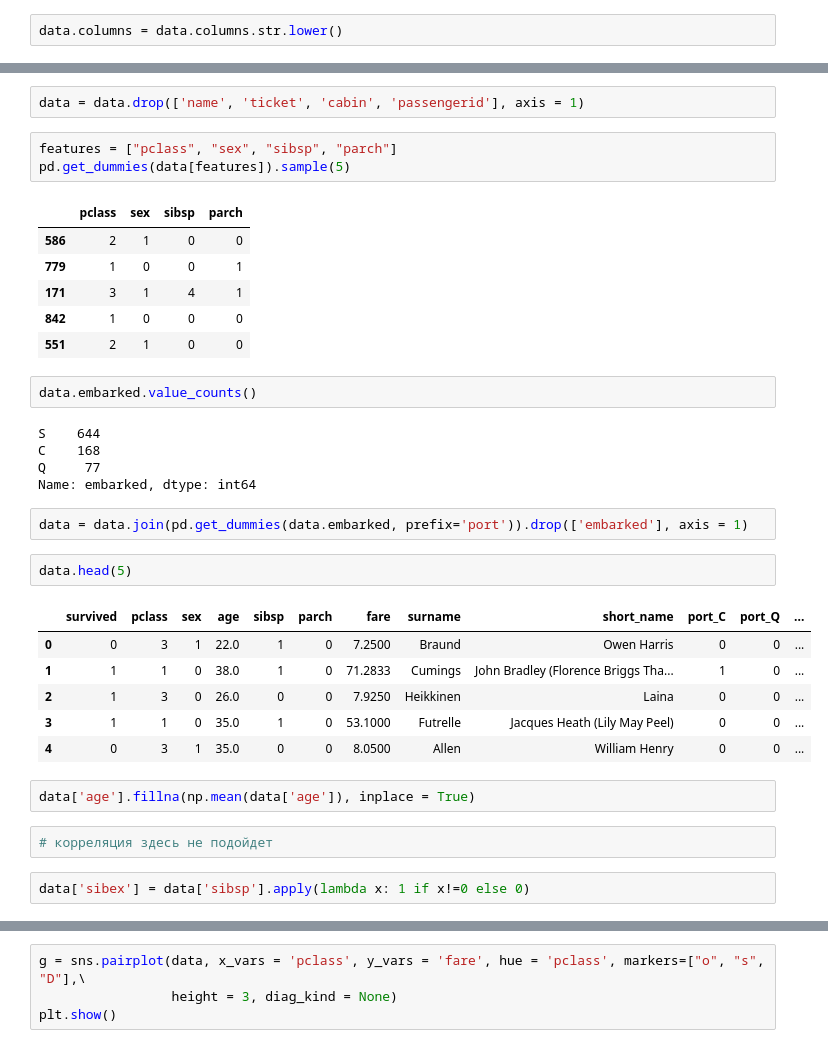
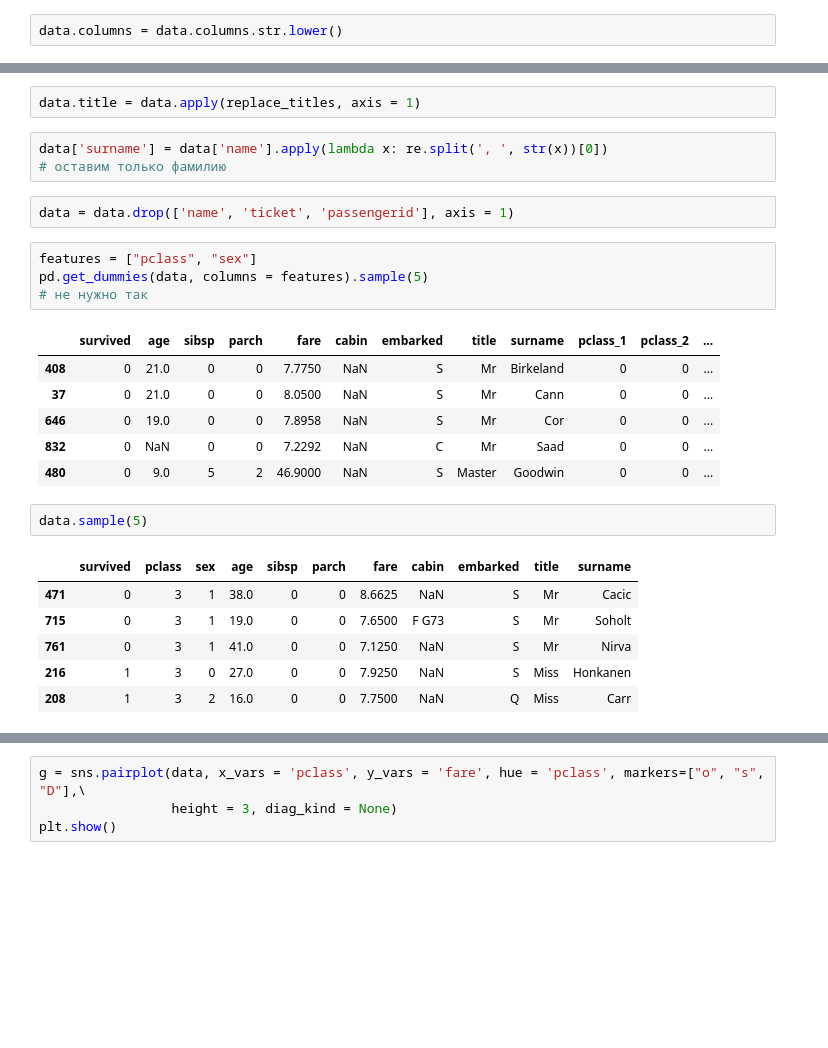
Before and after one commit to loechka/homeworks, a Jupyter notebook: TITANIC.ipynb, the cells around one changed output, grey strips where cells are left out. Saved outputs shown, nothing was run; the diff lists cells and outputs as text; blank space fills up the shorter version.

```diff
--- a/TITANIC.ipynb
+++ b/TITANIC.ipynb
@@ -53,39 +148,30 @@ data['sex'].replace({'female':0,'male':1}, inplace=True)
+# %%
+data.title = data.apply(replace_titles, axis = 1)
+# %%
+data['surname'] = data['name'].apply(lambda x: re.split(', ', str(x))[0])
+# оставим только фамилию
 # %%
-data = data.drop(['name', 'ticket', 'cabin', 'passengerid'], axis = 1)
+data = data.drop(['name', 'ticket', 'passengerid'], axis = 1)
 # %%
-features = ["pclass", "sex", "sibsp", "parch"]
-pd.get_dummies(data[features]).sample(5)
+features = ["pclass", "sex"]
+pd.get_dummies(data, columns = features).sample(5)
+# не нужно так
 # %% [output]
-|  | pclass | sex | sibsp | parch |
-| 586 | 2 | 1 | 0 | 0 |
-| 779 | 1 | 0 | 0 | 1 |
-| 171 | 3 | 1 | 4 | 1 |
-| 842 | 1 | 0 | 0 | 0 |
-| 551 | 2 | 1 | 0 | 0 |
+|  | survived | age | sibsp | parch | fare | cabin | embarked | title | surname | pclass_1 | pclass_2 | ... |
+| 408 | 0 | 21.0 | 0 | 0 | 7.7750 | NaN | S | Mr | Birkeland | 0 | 0 | ... |
+| 37 | 0 | 21.0 | 0 | 0 | 8.0500 | NaN | S | Mr | Cann | 0 | 0 | ... |
+| 646 | 0 | 19.0 | 0 | 0 | 7.8958 | NaN | S | Mr | Cor | 0 | 0 | ... |
+| 832 | 0 | NaN | 0 | 0 | 7.2292 | NaN | C | Mr | Saad | 0 | 0 | ... |
+| 480 | 0 | 9.0 | 5 | 2 | 46.9000 | NaN | S | Master | Goodwin | 0 | 0 | ... |
-# %%
-data.embarked.value_counts()
-# %% [output]
-S    644
-C    168
-Q     77
-Name: embarked, dtype: int64
-# %%
-data = data.join(pd.get_dummies(data.embarked, prefix='port')).drop(['embarked'], axis = 1)
 # %%
-data.head(5)
+data.sample(5)
 # %% [output]
-|  | survived | pclass | sex | age | sibsp | parch | fare | surname | short_name | port_C | port_Q | ... |
-| 0 | 0 | 3 | 1 | 22.0 | 1 | 0 | 7.2500 | Braund | Owen Harris | 0 | 0 | ... |
-| 1 | 1 | 1 | 0 | 38.0 | 1 | 0 | 71.2833 | Cumings | John Bradley (Florence Briggs Tha... | 1 | 0 | ... |
-| 2 | 1 | 3 | 0 | 26.0 | 0 | 0 | 7.9250 | Heikkinen | Laina | 0 | 0 | ... |
-| 3 | 1 | 1 | 0 | 35.0 | 1 | 0 | 53.1000 | Futrelle | Jacques Heath (Lily May Peel) | 0 | 0 | ... |
-| 4 | 0 | 3 | 1 | 35.0 | 0 | 0 | 8.0500 | Allen | William Henry | 0 | 0 | ... |
+|  | survived | pclass | sex | age | sibsp | parch | fare | cabin | embarked | title | surname |
+| 471 | 0 | 3 | 1 | 38.0 | 0 | 0 | 8.6625 | NaN | S | Mr | Cacic |
+| 715 | 0 | 3 | 1 | 19.0 | 0 | 0 | 7.6500 | F G73 | S | Mr | Soholt |
+| 761 | 0 | 3 | 1 | 41.0 | 0 | 0 | 7.1250 | NaN | S | Mr | Nirva |
+| 216 | 1 | 3 | 0 | 27.0 | 0 | 0 | 7.9250 | NaN | S | Miss | Honkanen |
+| 208 | 1 | 3 | 2 | 16.0 | 0 | 0 | 7.7500 | NaN | Q | Miss | Carr |
-# %%
-data['age'].fillna(np.mean(data['age']), inplace = True)
-# %%
-# корреляция здесь не подойдет
-# %%
-data['sibex'] = data['sibsp'].apply(lambda x: 1 if x!=0 else 0)
 # %%
 data.info()
 # %% [output]
```
Also changed, not shown: parts of 138 cells of this notebook, 1 other file.
